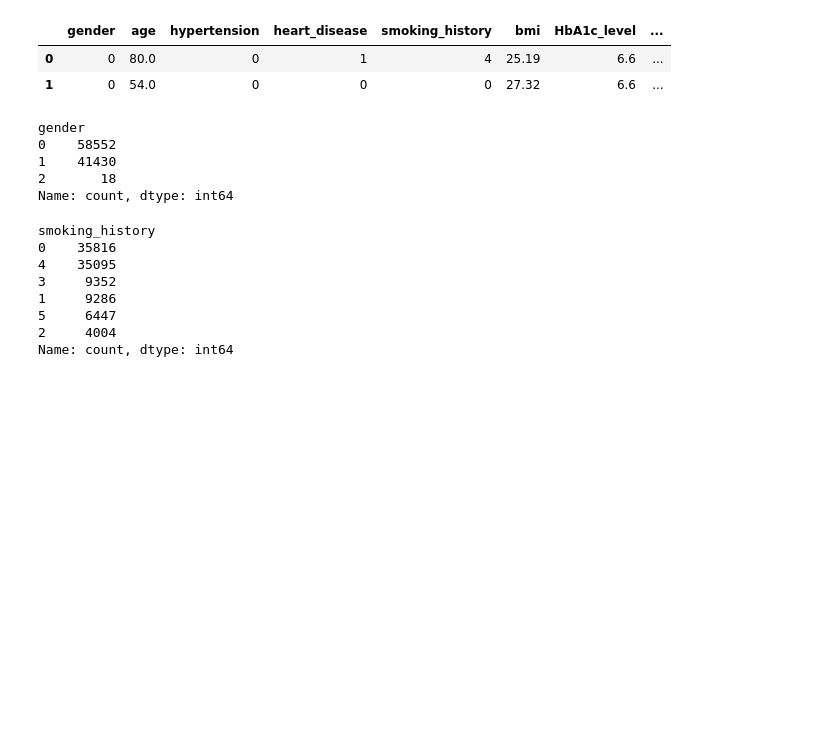
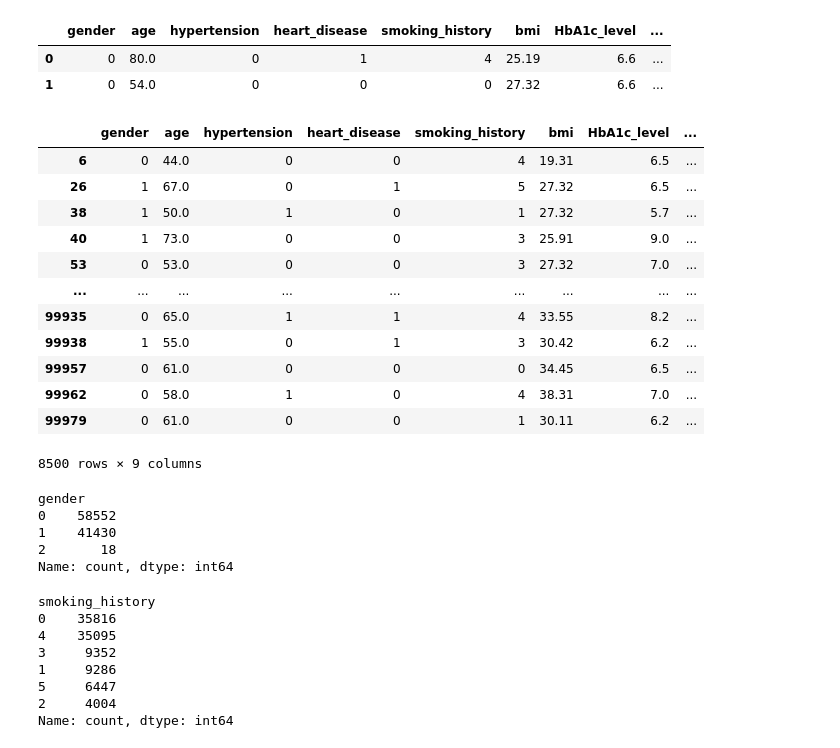
Before and after one commit to Subhrajyoti987/Diabetes-Prediction-ML-Web-Integration-Project, a Jupyter notebook: diabetes pred.ipynb, the cells around one changed output. Saved outputs shown, nothing was run; the diff lists cells and outputs as text; code cells hidden in the pictures; blank space fills up the shorter version.

```diff
--- a/diabetes pred.ipynb
+++ b/diabetes pred.ipynb
@@ -95,6 +139,22 @@ df.head(2)
 |  | gender | age | hypertension | heart_disease | smoking_history | bmi | HbA1c_level | ... |
 | 0 | 0 | 80.0 | 0 | 1 | 4 | 25.19 | 6.6 | ... |
 | 1 | 0 | 54.0 | 0 | 0 | 0 | 27.32 | 6.6 | ... |
+# %%
+df[df['diabetes']==1]
+# %% [output]
+|  | gender | age | hypertension | heart_disease | smoking_history | bmi | HbA1c_level | ... |
+| 6 | 0 | 44.0 | 0 | 0 | 4 | 19.31 | 6.5 | ... |
+| 26 | 1 | 67.0 | 0 | 1 | 5 | 27.32 | 6.5 | ... |
+| 38 | 1 | 50.0 | 1 | 0 | 1 | 27.32 | 5.7 | ... |
+| 40 | 1 | 73.0 | 0 | 0 | 3 | 25.91 | 9.0 | ... |
+| 53 | 0 | 53.0 | 0 | 0 | 3 | 27.32 | 7.0 | ... |
+| ... | ... | ... | ... | ... | ... | ... | ... | ... |
+| 99935 | 0 | 65.0 | 1 | 1 | 4 | 33.55 | 8.2 | ... |
+| 99938 | 1 | 55.0 | 0 | 1 | 3 | 30.42 | 6.2 | ... |
+| 99957 | 0 | 61.0 | 0 | 0 | 0 | 34.45 | 6.5 | ... |
+| 99962 | 0 | 58.0 | 1 | 0 | 4 | 38.31 | 7.0 | ... |
+| 99979 | 0 | 61.0 | 0 | 0 | 1 | 30.11 | 6.2 | ... |
+8500 rows × 9 columns
 # %%
 df.gender.value_counts()
 # %% [output]
```
Also changed, not shown: parts of 25 cells of this notebook.
